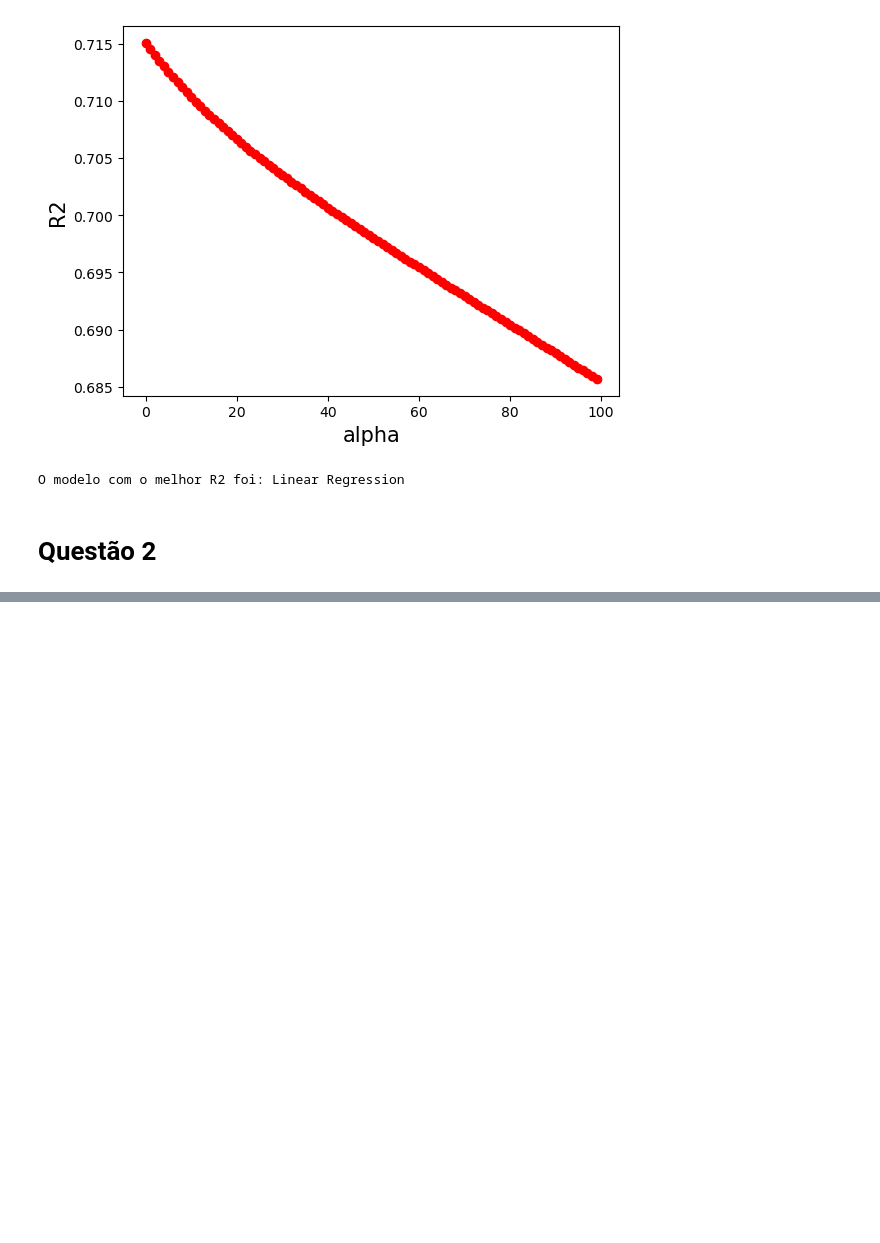
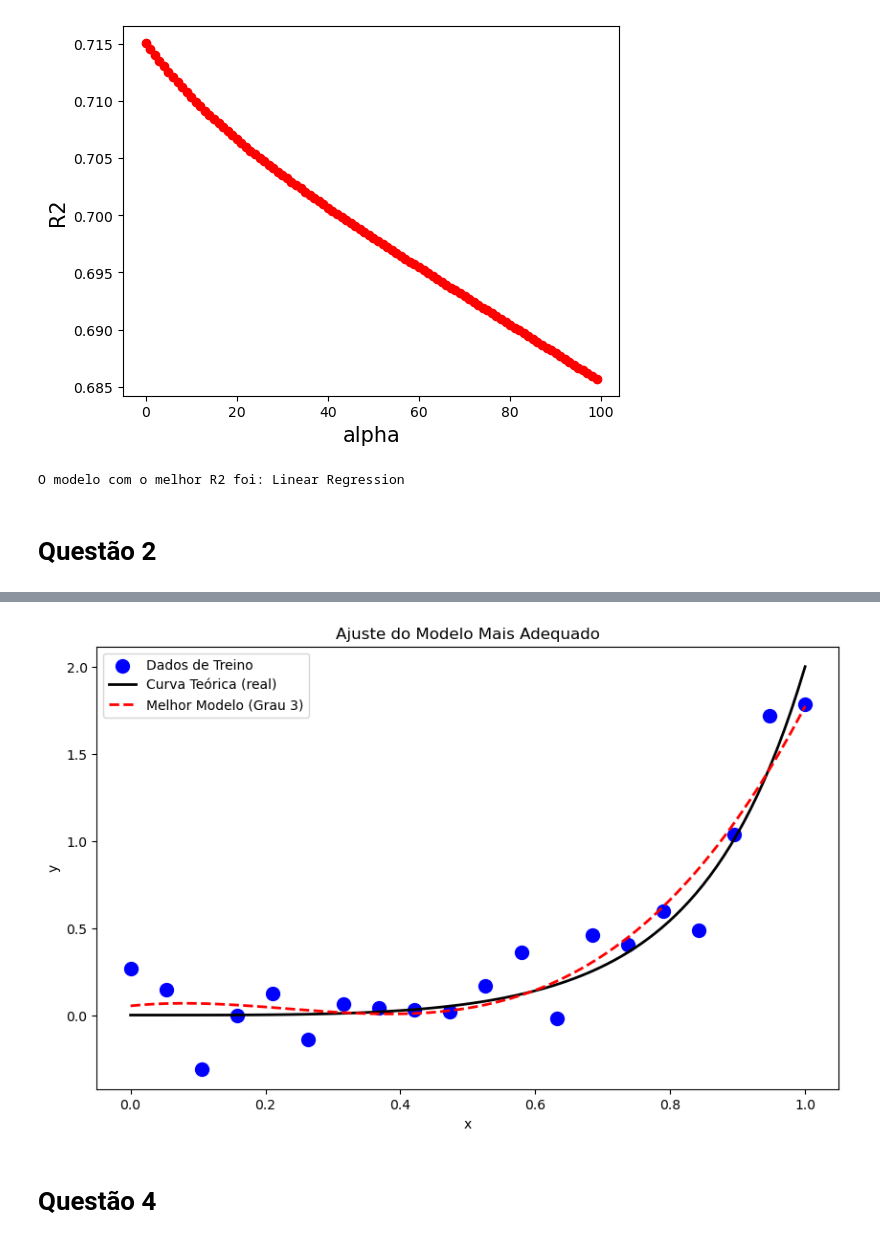
Before and after one commit to delbempedro/introcienciadedados, a Jupyter notebook: questionario5/q5.ipynb, the cells around one changed output, grey strips where cells are left out. Saved outputs shown, nothing was run; the diff lists cells and outputs as text; code cells hidden in the pictures; blank space fills up the shorter version.

```diff
--- a/questionario5/q5.ipynb
+++ b/questionario5/q5.ipynb
@@ -233,0 +383,26 @@ O modelo com o melhor R2 foi: Linear Regression
+# %%
+best_model = make_pipeline(
+    StandardScaler(),
+    PolynomialFeatures(degree=best_degree),
+    Ridge(alpha=alpha_ridge)
+)
+best_model.fit(x_train, y_train)
+
+xt = np.linspace(0, 1, 100).reshape(-1, 1)
+yt = function(xt)
+
+yt_pred_best = best_model.predict(xt)
+
+plt.figure(figsize=(10, 6))
+plt.scatter(x_train, y_train, facecolor="blue", edgecolor="b", s=100, label="Dados de Treino")
+plt.plot(xt, yt, '-k', label="Curva Teórica (real)", linewidth=2)
+plt.plot(xt, yt_pred_best, '--r', label=f"Melhor Modelo (Grau {best_degree})", linewidth=2)
+plt.title('Ajuste do Modelo Mais Adequado')
+plt.xlabel('x')
+plt.ylabel('y')
+plt.legend()
+plt.show()
+# %% [output]
+[figure, added]
+# %% [markdown]
+# Questão 4
```
Also changed, not shown: parts of 43 cells of this notebook.
